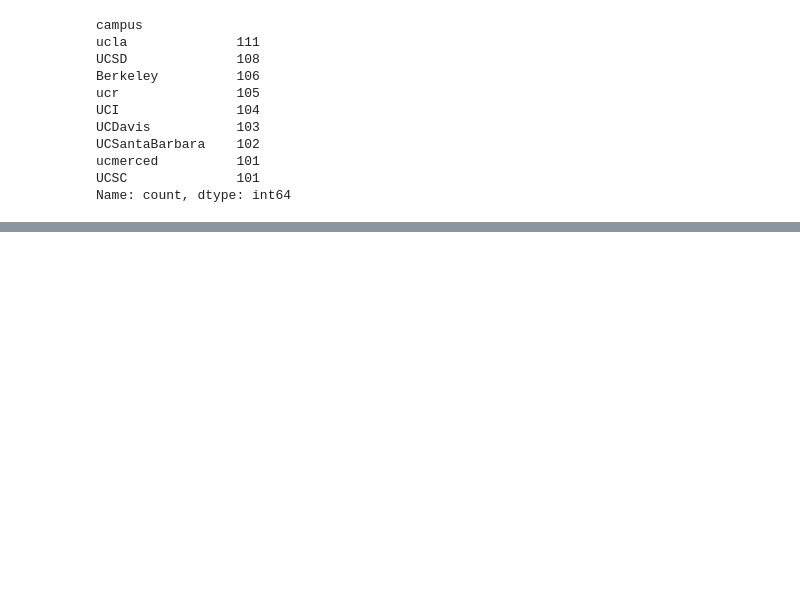
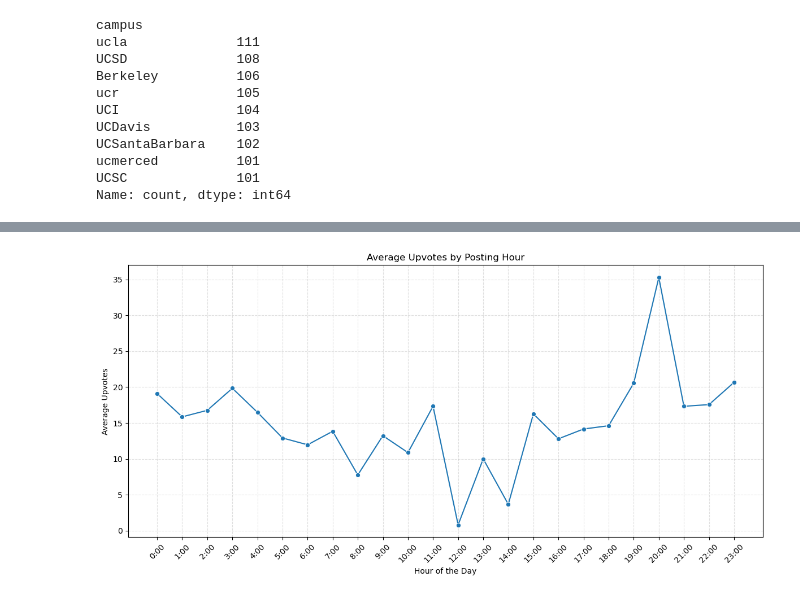
Before and after one commit to Kevin-Wu-12/DSC190-Project, a Jupyter notebook: analysis.ipynb, the cells around one changed output, grey strips where cells are left out. Cells and saved outputs as stored; diff of their text form; code cells hidden in the pictures; blank space fills up the shorter version.

```diff
--- a/analysis.ipynb
+++ b/analysis.ipynb
@@ -160,0 +195,37 @@ Name: count, dtype: int64
+# %%
+import numpy as np
+import datetime
+
+# Compute average upvotes per hour
+df_all['hour'] = pd.to_datetime(df_all['created_utc'], unit='s').dt.hour
+hourly_avg = df_all.groupby('hour')['upvotes'].mean()
+
+# Ensure every hour 0–23 exists
+hourly_avg = hourly_avg.reindex(range(24), fill_value=0).reset_index()
+hourly_avg.columns = ['hour', 'upvotes']
+
+plt.figure(figsize=(12,6))
+
+sns.lineplot(
+    data=hourly_avg,
+    x='hour',
+    y='upvotes',
+    marker='o',         # circle markers
+    markers=True
+)
+
+# Tick labels for each hour
+plt.xticks(
+    ticks=range(24),
+    labels=[f"{h}:00" for h in range(24)],
+    rotation=45
+)
+
+plt.grid(True, linestyle='--', alpha=0.4)
+plt.title("Average Upvotes by Posting Hour")
+plt.xlabel("Hour of the Day")
+plt.ylabel("Average Upvotes")
+plt.tight_layout()
+plt.show()
+# %% [output]
+[figure, added]
```
Also changed, not shown: parts of 5 cells of this notebook.
